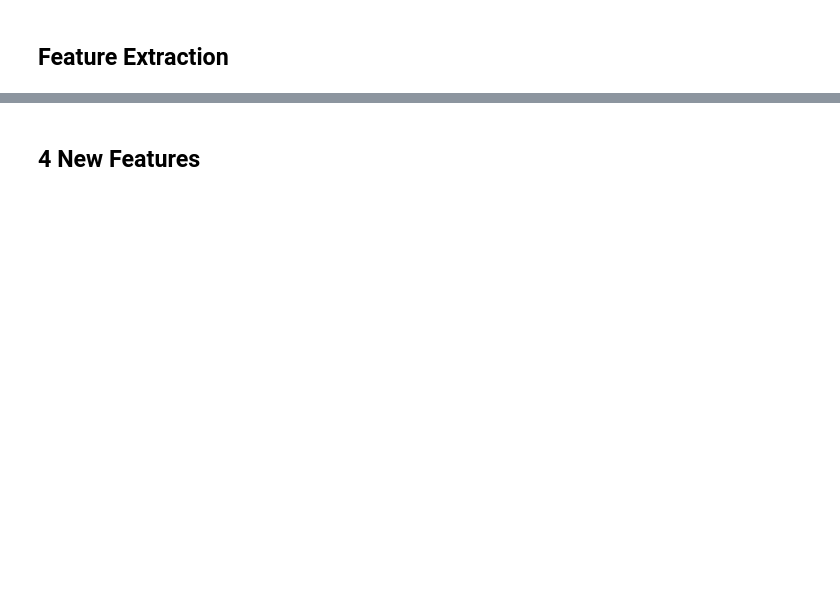
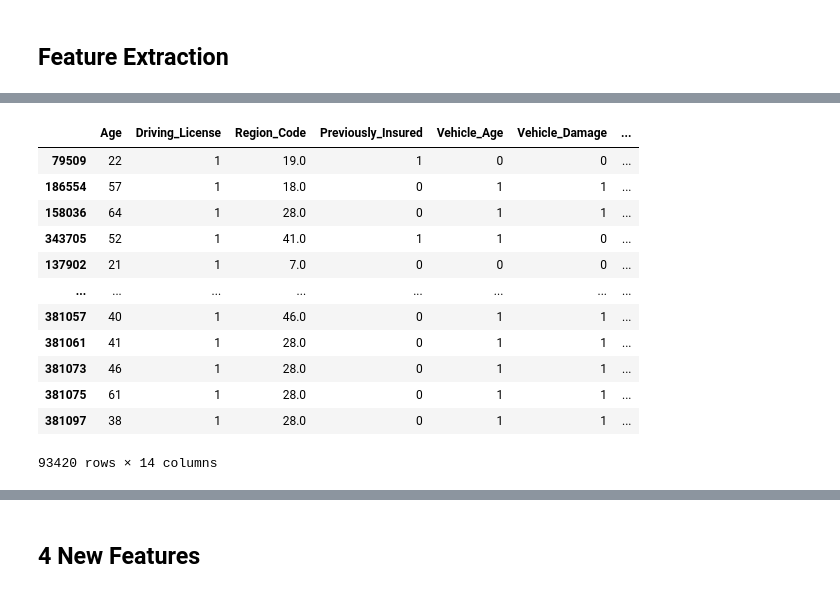
Before and after one commit to gabmrn/Stage_2, a Jupyter notebook: stage_2.ipynb, the cells around one changed output, grey strips where cells are left out. Cells and saved outputs as stored; diff of their text form; code cells hidden in the pictures; blank space fills up the shorter version.

```diff
--- a/stage_2.ipynb
+++ b/stage_2.ipynb
@@ -271,0 +311,28 @@ df = X_under_SMOTE.copy()
+# %%
+# Melakukan ekstrasi dari kolom Annual_Premium dengan LowPremium < 24406, MediumPremium 24406 - 61892.4 dan HighPremium > 61892.4
+c = []
+
+for i in df['Annual_Premium']:
+    if i <=  24405:
+        c.append(0)
+    elif 24406 <= i <= 61892.4:
+        c.append(1)
+    else:
+        c.append(2)
+
+df['Premium_cat'] = c
+df
+# %% [output]
+|  | Age | Driving_License | Region_Code | Previously_Insured | Vehicle_Age | Vehicle_Damage | ... |
+| 79509 | 22 | 1 | 19.0 | 1 | 0 | 0 | ... |
+| 186554 | 57 | 1 | 18.0 | 0 | 1 | 1 | ... |
+| 158036 | 64 | 1 | 28.0 | 0 | 1 | 1 | ... |
+| 343705 | 52 | 1 | 41.0 | 1 | 1 | 0 | ... |
+| 137902 | 21 | 1 | 7.0 | 0 | 0 | 0 | ... |
+| ... | ... | ... | ... | ... | ... | ... | ... |
+| 381057 | 40 | 1 | 46.0 | 0 | 1 | 1 | ... |
+| 381061 | 41 | 1 | 28.0 | 0 | 1 | 1 | ... |
+| 381073 | 46 | 1 | 28.0 | 0 | 1 | 1 | ... |
+| 381075 | 61 | 1 | 28.0 | 0 | 1 | 1 | ... |
+| 381097 | 38 | 1 | 28.0 | 0 | 1 | 1 | ... |
+93420 rows × 14 columns
```
Also changed, not shown: parts of 15 cells of this notebook, 1 other file.
